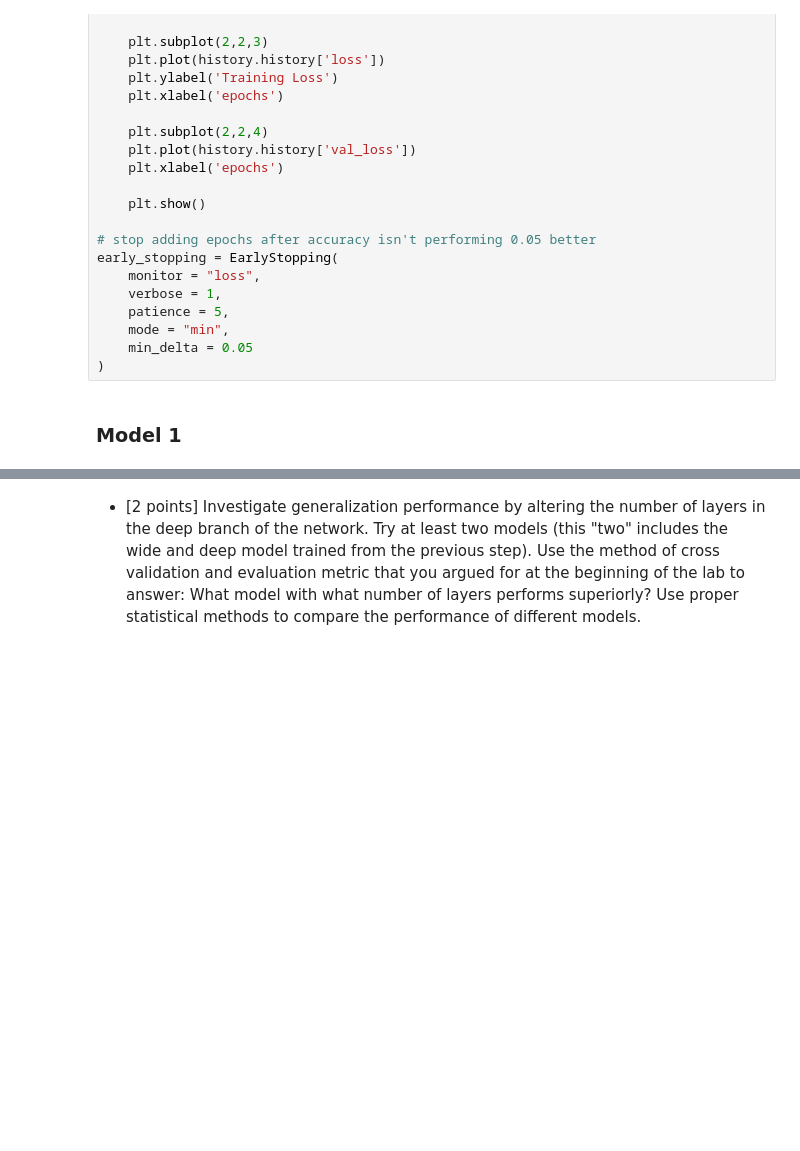
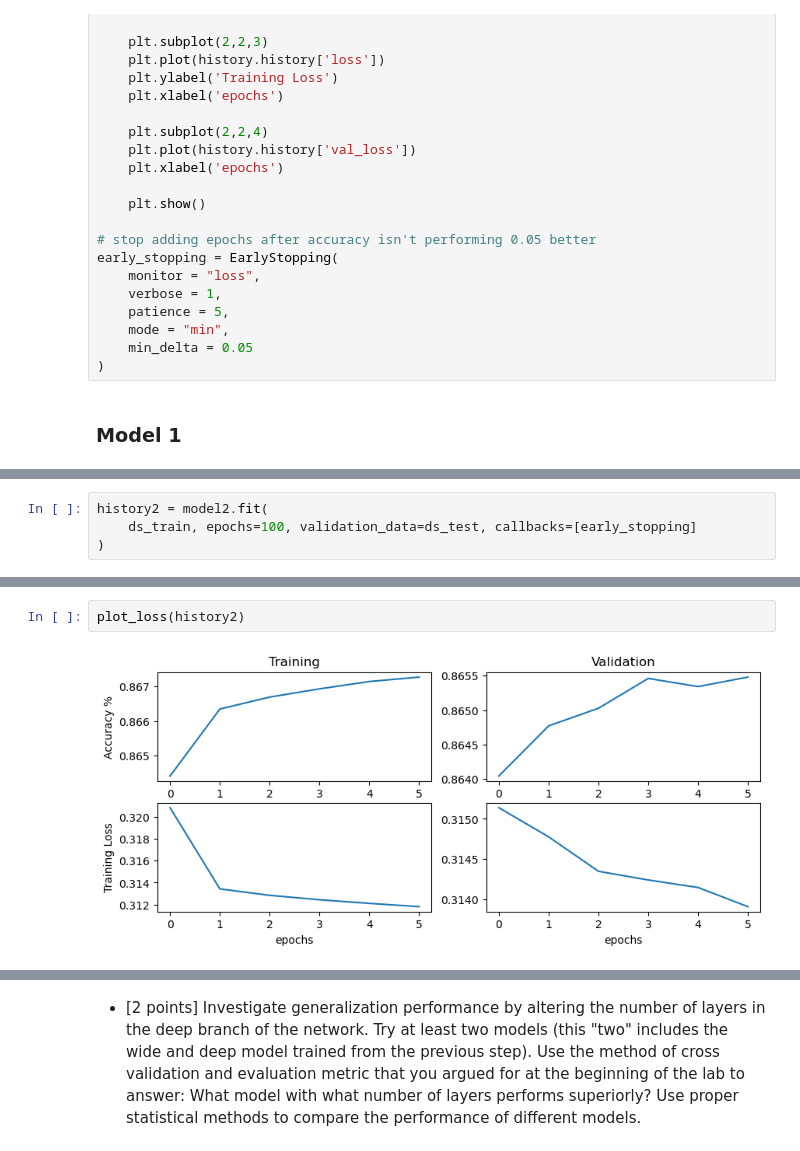
Before and after one commit to 48878679/CS5324_Lab5, a Jupyter notebook: Lab5.ipynb, the cells around one changed output, grey strips where cells are left out. Drawn from its saved outputs; the diff is of its cells as text; blank space fills up the shorter version.

```diff
--- a/Lab5.ipynb
+++ b/Lab5.ipynb
@@ -403,2 +362,6 @@ Model: "functional_2"
  Non-trainable params: 21 (112.00 B)
 None
+# %%
+history2 = model2.fit(
+    ds_train, epochs=100, validation_data=ds_test, callbacks=[early_stopping]
+)
@@ -404,0 +382,4 @@ None
+# %%
+plot_loss(history2)
+# %% [output]
+[figure, added]
```
Also changed, not shown: parts of 20 cells of this notebook.
